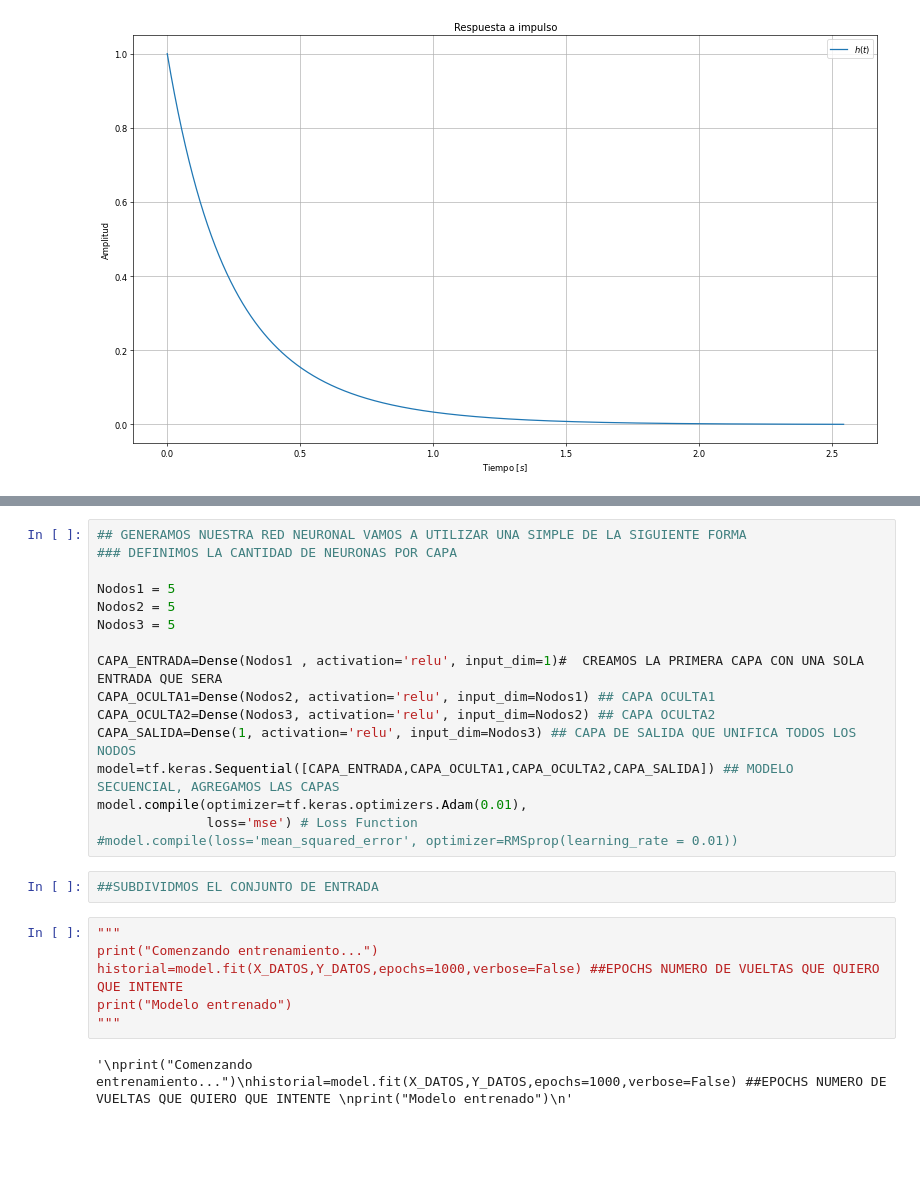
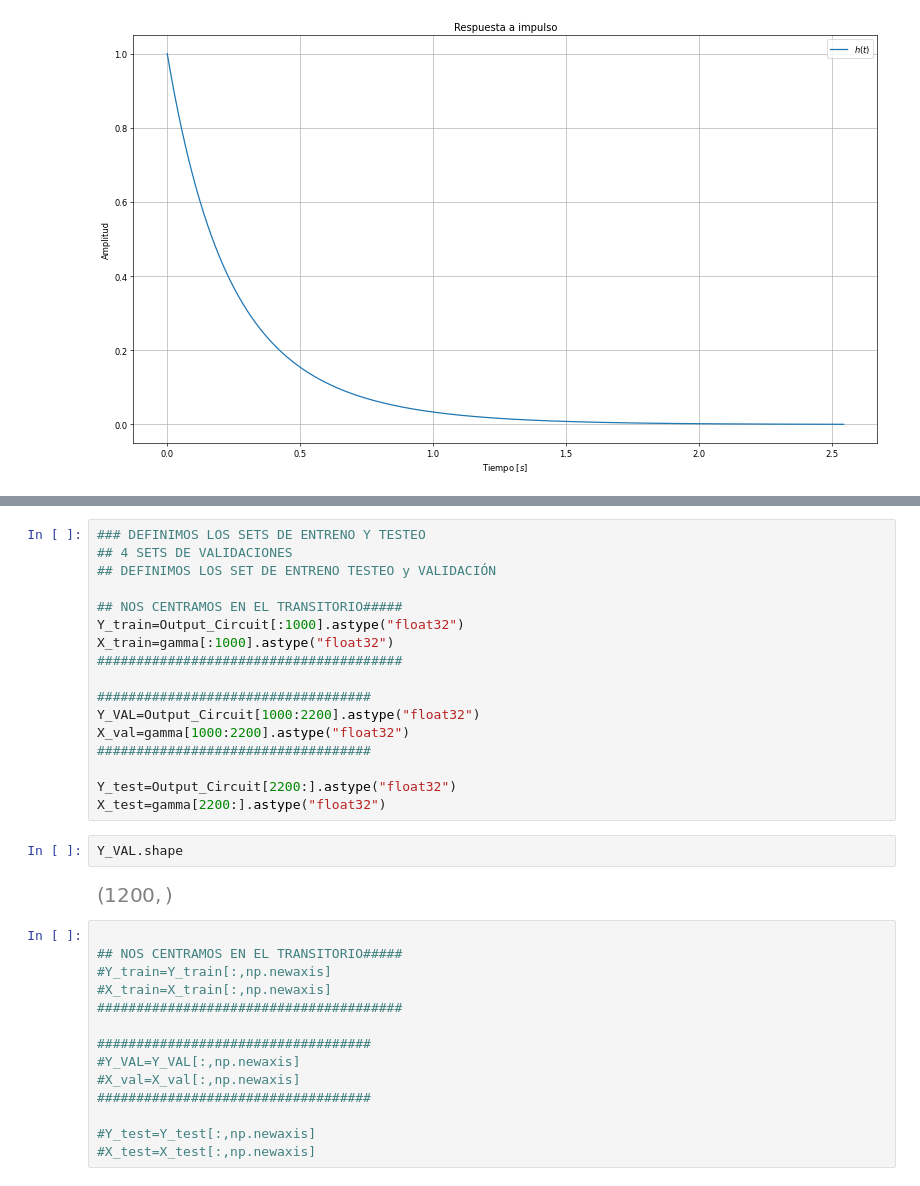
Before and after one commit to deathperminut/Teoria_Se-ales, a Jupyter notebook: Cuadernillos_ipynb_señales/Circuito_Redes.ipynb, the cells around one changed output, grey strips where cells are left out. Drawn from its saved outputs; the diff is of its cells as text; blank space fills up the shorter version.

```diff
--- a/Cuadernillos_ipynb_señales/Circuito_Redes.ipynb
+++ b/Cuadernillos_ipynb_señales/Circuito_Redes.ipynb
@@ -197,26 +239,35 @@ plt.show()
-# %%
-## GENERAMOS NUESTRA RED NEURONAL VAMOS A UTILIZAR UNA SIMPLE DE LA SIGUIENTE FORMA
-### DEFINIMOS LA CANTIDAD DE NEURONAS POR CAPA
-
-Nodos1 = 5
-Nodos2 = 5
-Nodos3 = 5
-
-CAPA_ENTRADA=Dense(Nodos1 , activation='relu', input_dim=1)#  CREAMOS LA PRIMERA CAPA CON UNA SOLA ENTRADA QUE SERA
-CAPA_OCULTA1=Dense(Nodos2, activation='relu', input_dim=Nodos1) ## CAPA OCULTA1
-CAPA_OCULTA2=Dense(Nodos3, activation='relu', input_dim=Nodos2) ## CAPA OCULTA2
-CAPA_SALIDA=Dense(1, activation='relu', input_dim=Nodos3) ## CAPA DE SALIDA QUE UNIFICA TODOS LOS NODOS
-model=tf.keras.Sequential([CAPA_ENTRADA,CAPA_OCULTA1,CAPA_OCULTA2,CAPA_SALIDA]) ## MODELO SECUENCIAL, AGREGAMOS LAS CAPAS
-model.compile(optimizer=tf.keras.optimizers.Adam(0.01),
-              loss='mse') # Loss Function
-#model.compile(loss='mean_squared_error', optimizer=RMSprop(learning_rate = 0.01))
-# %%
-##SUBDIVIDMOS EL CONJUNTO DE ENTRADA
-# %%
-"""
-print("Comenzando entrenamiento...")
-historial=model.fit(X_DATOS,Y_DATOS,epochs=1000,verbose=False) ##EPOCHS NUMERO DE VUELTAS QUE QUIERO QUE INTENTE
-print("Modelo entrenado")
-"""
-# %% [output]
-'\nprint("Comenzando entrenamiento...")\nhistorial=model.fit(X_DATOS,Y_DATOS,epochs=1000,verbose=False) ##EPOCHS NUMERO DE VUELTAS QUE QUIERO QUE INTENTE \nprint("Modelo entrenado")\n'
+# %%
+### DEFINIMOS LOS SETS DE ENTRENO Y TESTEO
+## 4 SETS DE VALIDACIONES
+## DEFINIMOS LOS SET DE ENTRENO TESTEO y VALIDACIÓN
+
+## NOS CENTRAMOS EN EL TRANSITORIO#####
+Y_train=Output_Circuit[:1000].astype("float32")
+X_train=gamma[:1000].astype("float32")
+#######################################
+
+###################################
+Y_VAL=Output_Circuit[1000:2200].astype("float32")
+X_val=gamma[1000:2200].astype("float32")
+###################################
+
+Y_test=Output_Circuit[2200:].astype("float32")
+X_test=gamma[2200:].astype("float32")
+# %%
+Y_VAL.shape
+# %% [output]
+[figure, added]
+# %%
+
+## NOS CENTRAMOS EN EL TRANSITORIO#####
+#Y_train=Y_train[:,np.newaxis]
+#X_train=X_train[:,np.newaxis]
+#######################################
+
+###################################
+#Y_VAL=Y_VAL[:,np.newaxis]
+#X_val=X_val[:,np.newaxis]
+###################################
+
+#Y_test=Y_test[:,np.newaxis]
+#X_test=X_test[:,np.newaxis]
```
Also changed, not shown: parts of 13 cells of this notebook, 6 other files.
